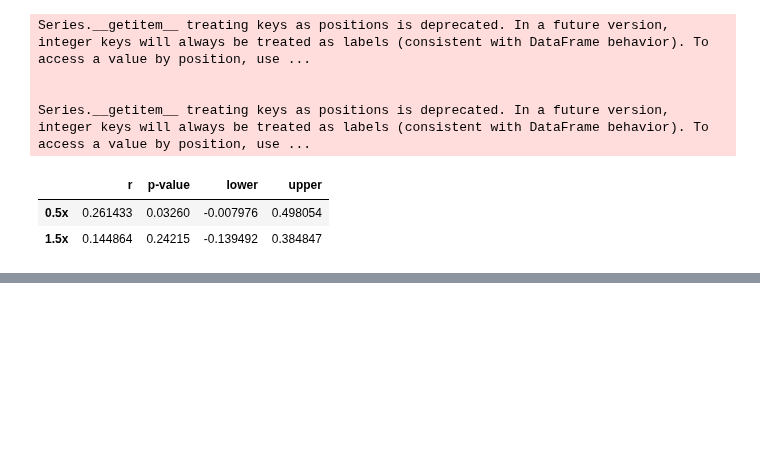
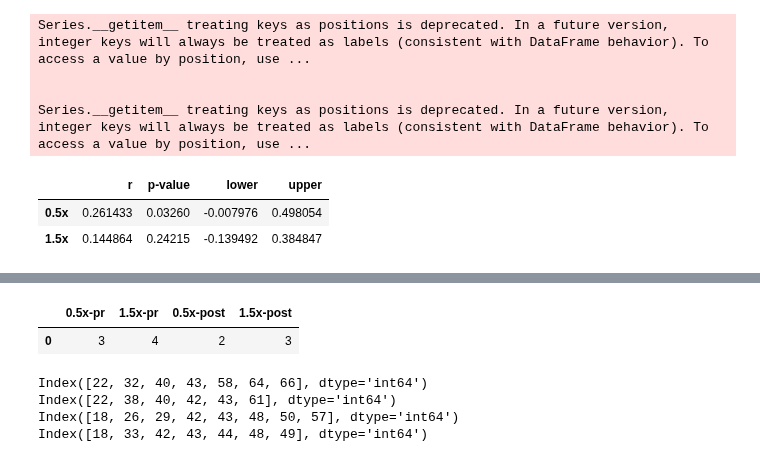
Before and after one commit to sys-bio/BMCA-pipeline, a Jupyter notebook: notebooks/topologyC/topologyC-allData-emll.ipynb, the cells around one changed output, grey strips where cells are left out. Cells and saved outputs as stored; diff of their text form; code cells hidden in the pictures; blank space fills up the shorter version.

```diff
--- a/notebooks/topologyC/topologyC-allData-emll.ipynb
+++ b/notebooks/topologyC/topologyC-allData-emll.ipynb
@@ -500,0 +475,34 @@ q.to_csv('topologyC_emll_rankings.csv')
+# %%
+rank_df = pd.read_csv('topologyC_allData-emll_rankings.csv')
+# %%
+topTen_df = rank_df[rank_df['v_ACE_OUT'].isin([1,2,3,4,5,6,7,8,9,10])]
+
+gt_t10_set = set(list(topTen_df['gt']))
+
+t10_sets = []
+for pt in pt_labels:
+    t10_sets.append(set(list(topTen_df[pt])))
+
+t10_scores=[]
+for i in t10_sets:
+    t10_scores.append(len(set.intersection(gt_t10_set, i)))
+
+t10_results = pd.DataFrame((np.array(t10_scores)).reshape((len(pt_labels),-1)).T,
+             columns=pt_labels)
+t10_results
+# %% [output]
+|  | 0.5x-pr | 1.5x-pr | 0.5x-post | 1.5x-post |
+| 0 | 3 | 4 | 2 | 3 |
+# %%
+# difference
+dif_list = []
+for i in t10_sets:
+    dif_list.append(i.difference(gt_t10_set))
+
+for i in dif_list:
+    print(rank_df['gt'].loc[lambda x: x.isin(i)].index)
+# %% [output]
+Index([22, 32, 40, 43, 58, 64, 66], dtype='int64')
+Index([22, 38, 40, 42, 43, 61], dtype='int64')
+Index([18, 26, 29, 42, 43, 48, 50, 57], dtype='int64')
+Index([18, 33, 42, 43, 44, 48, 49], dtype='int64')
```
Also changed, not shown: parts of 17 cells of this notebook, 3 other files.
